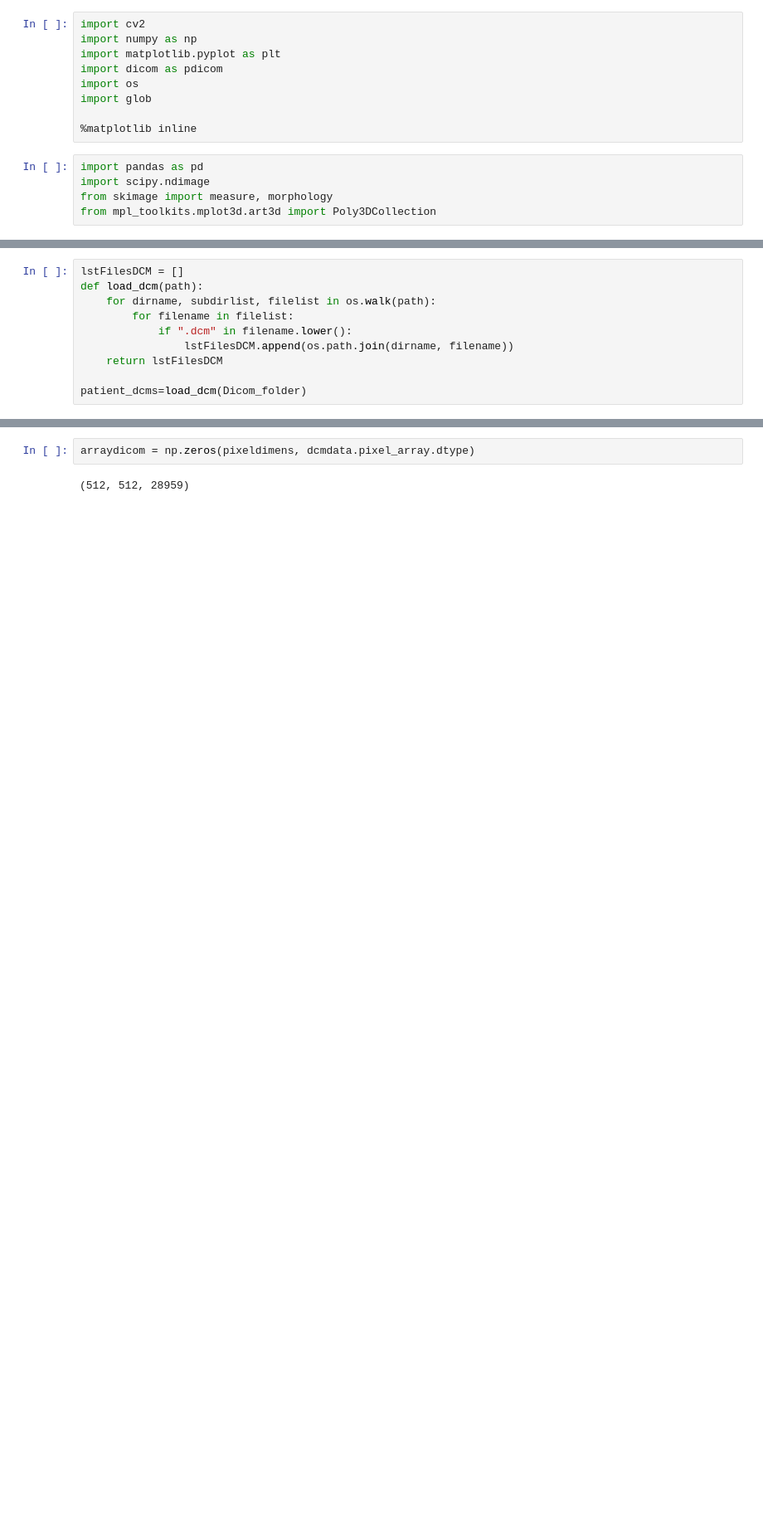
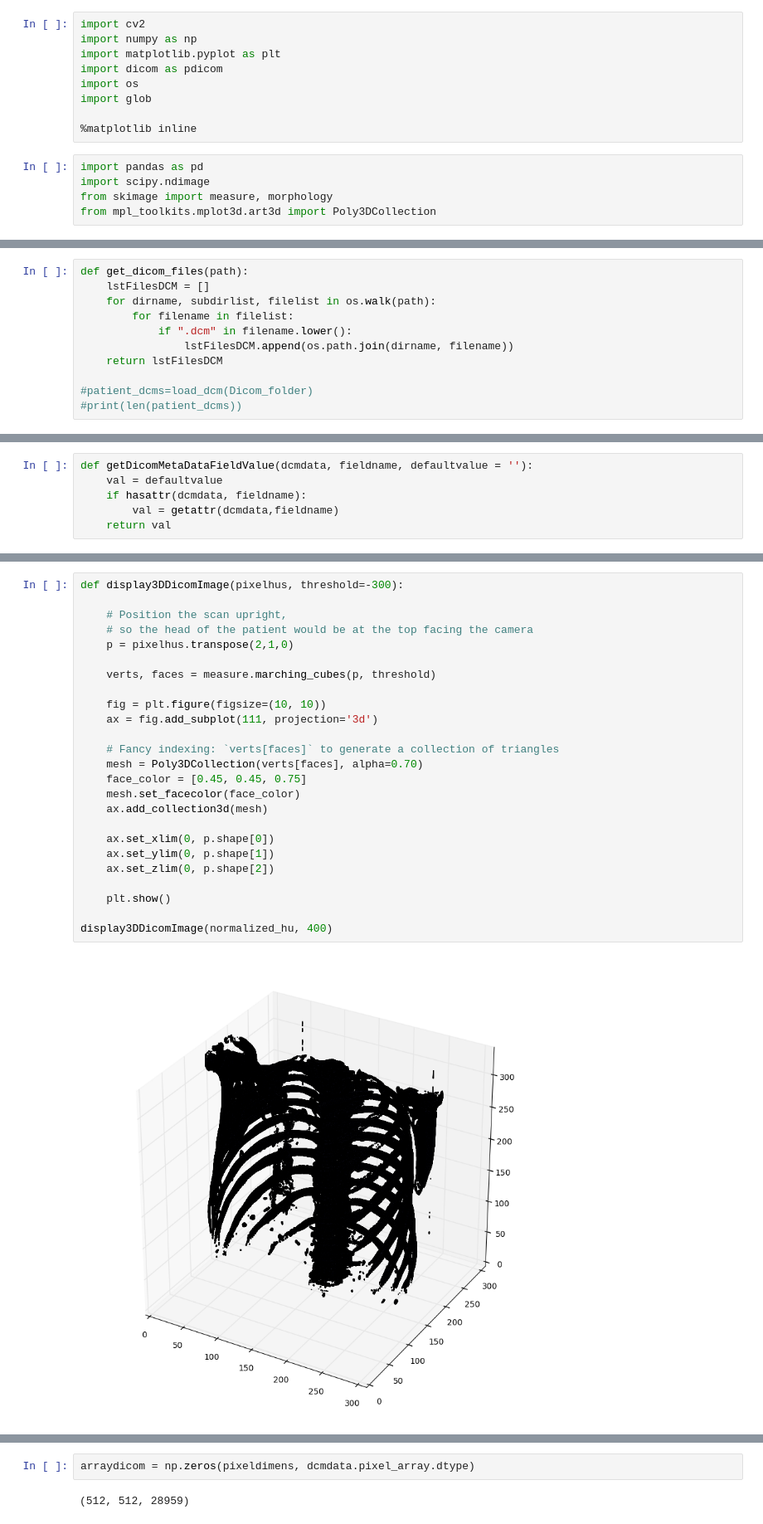
Before and after one commit to tjliupeng/Medical, a Jupyter notebook: DicomAnalysis/Dicom-reader.ipynb, the cells around one changed output, grey strips where cells are left out. Shown at 83% size. Cells and saved outputs as stored; diff of their text form; blank space fills up the shorter version.

```diff
--- a/DicomAnalysis/Dicom-reader.ipynb
+++ b/DicomAnalysis/Dicom-reader.ipynb
@@ -25,12 +26,13 @@ Dicom_folder = "C:\Personal\Medical_Deep_Learning\lung-data\肺部小结节薄
 patients = os.listdir(Dicom_folder)
 patients.sort()
 # %%
-lstFilesDCM = []
-def load_dcm(path):
+def get_dicom_files(path):
+    lstFilesDCM = []
     for dirname, subdirlist, filelist in os.walk(path):
         for filename in filelist:
             if ".dcm" in filename.lower():
                 lstFilesDCM.append(os.path.join(dirname, filename))
     return lstFilesDCM
 
-patient_dcms=load_dcm(Dicom_folder)
+#patient_dcms=load_dcm(Dicom_folder)
+#print(len(patient_dcms))
@@ -36,0 +59,6 @@ patient_dcms=load_dcm(Dicom_folder)
+# %%
+def getDicomMetaDataFieldValue(dcmdata, fieldname, defaultvalue = ''):
+    val = defaultvalue
+    if hasattr(dcmdata, fieldname):
+        val = getattr(dcmdata,fieldname)
+    return val
@@ -36,0 +177,27 @@ patient_dcms=load_dcm(Dicom_folder)
+# %%
+def display3DDicomImage(pixelhus, threshold=-300):
+
+    # Position the scan upright,
+    # so the head of the patient would be at the top facing the camera
+    p = pixelhus.transpose(2,1,0)
+
+    verts, faces = measure.marching_cubes(p, threshold)
+
+    fig = plt.figure(figsize=(10, 10))
+    ax = fig.add_subplot(111, projection='3d')
+
+    # Fancy indexing: `verts[faces]` to generate a collection of triangles
+    mesh = Poly3DCollection(verts[faces], alpha=0.70)
+    face_color = [0.45, 0.45, 0.75]
+    mesh.set_facecolor(face_color)
+    ax.add_collection3d(mesh)
+
+    ax.set_xlim(0, p.shape[0])
+    ax.set_ylim(0, p.shape[1])
+    ax.set_zlim(0, p.shape[2])
+
+    plt.show()
+
+display3DDicomImage(normalized_hu, 400)
+# %% [output]
+[figure, added]
```
Also changed, not shown: parts of 13 cells of this notebook, 2 other files.
